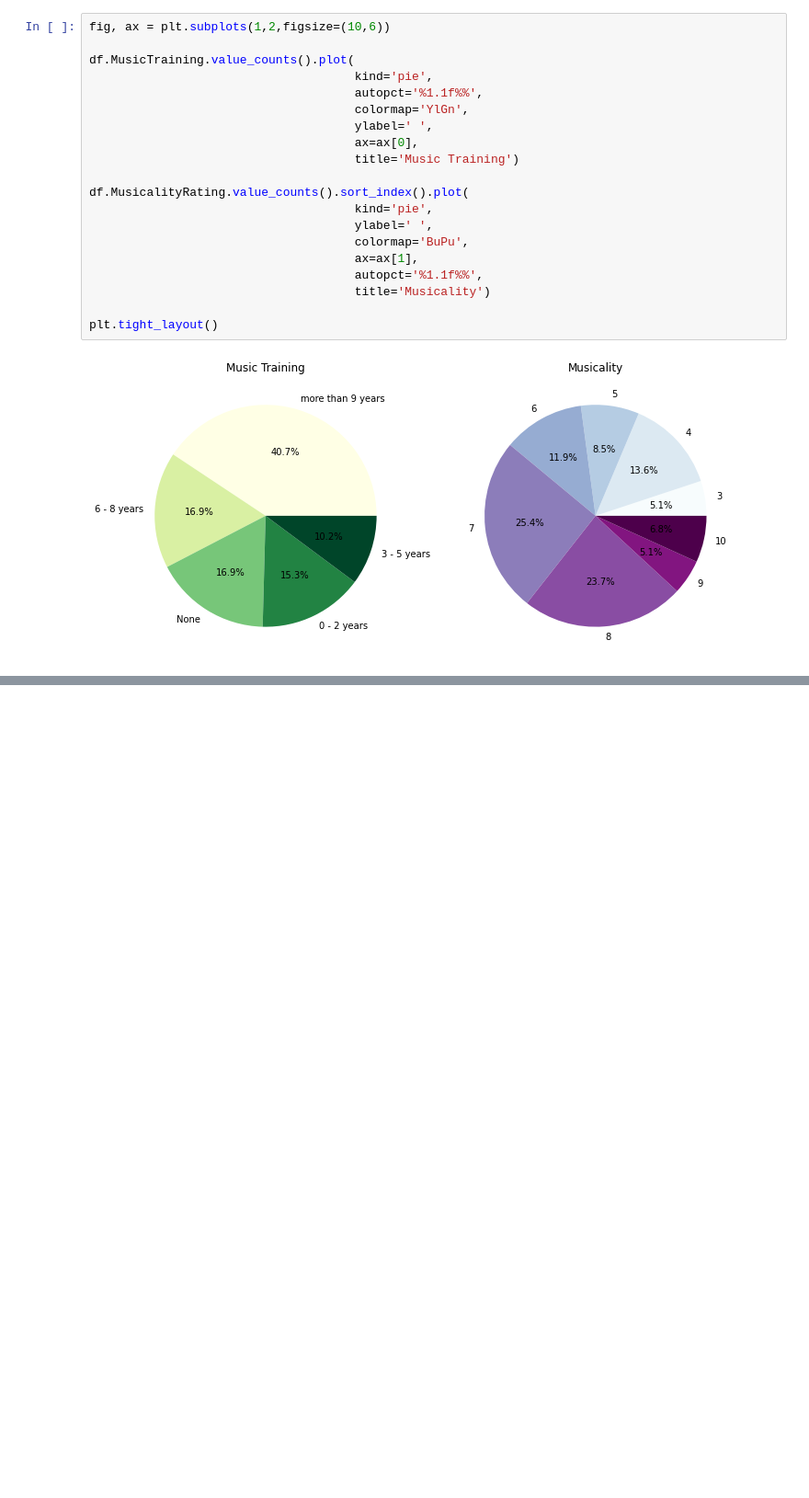
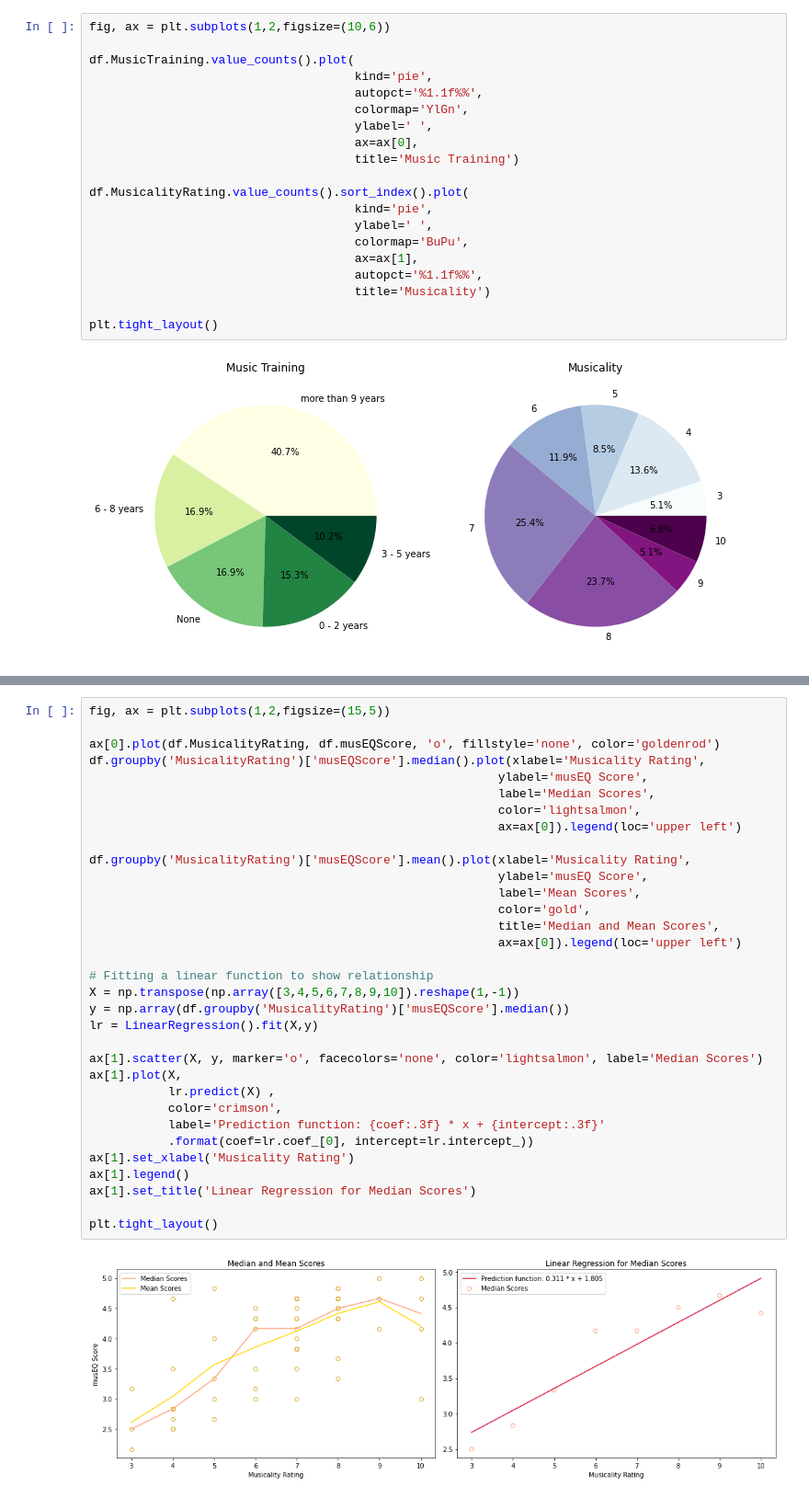
Before and after one commit to lennartnicolas/mpc-presentation, a Jupyter notebook: MPC Study Presentation.ipynb, the cells around one changed output, grey strips where cells are left out. Shown at 92% size. Saved outputs shown, nothing was run; the diff lists cells and outputs as text; blank space fills up the shorter version.

Commit message:
Added musEQ and Musicality Relationship plotting

```diff
--- a/MPC Study Presentation.ipynb
+++ b/MPC Study Presentation.ipynb
@@ -94,0 +96,35 @@ We now present the scores outcome of the musEQ questionnaire. The musEQ paper ca
+# %%
+fig, ax = plt.subplots(1,2,figsize=(15,5))
+
+ax[0].plot(df.MusicalityRating, df.musEQScore, 'o', fillstyle='none', color='goldenrod')
+df.groupby('MusicalityRating')['musEQScore'].median().plot(xlabel='Musicality Rating',
+                                                         ylabel='musEQ Score',
+                                                         label='Median Scores',
+                                                         color='lightsalmon',
+                                                         ax=ax[0]).legend(loc='upper left')
+
+df.groupby('MusicalityRating')['musEQScore'].mean().plot(xlabel='Musicality Rating',
+                                                         ylabel='musEQ Score',
+                                                         label='Mean Scores',
+                                                         color='gold',
+                                                         title='Median and Mean Scores',
+                                                         ax=ax[0]).legend(loc='upper left')
+
+# Fitting a linear function to show relationship
+X = np.transpose(np.array([3,4,5,6,7,8,9,10]).reshape(1,-1))
+y = np.array(df.groupby('MusicalityRating')['musEQScore'].median())
+lr = LinearRegression().fit(X,y)
+
+ax[1].scatter(X, y, marker='o', facecolors='none', color='lightsalmon', label='Median Scores')
+ax[1].plot(X,
+           lr.predict(X) ,
+           color='crimson',
+           label='Prediction function: {coef:.3f} * x + {intercept:.3f}'
+           .format(coef=lr.coef_[0], intercept=lr.intercept_))
+ax[1].set_xlabel('Musicality Rating')
+ax[1].legend()
+ax[1].set_title('Linear Regression for Median Scores')
+
+plt.tight_layout()
+# %% [output]
+[figure, added]
```
Also changed, not shown: parts of 7 cells of this notebook, 2 other files.
